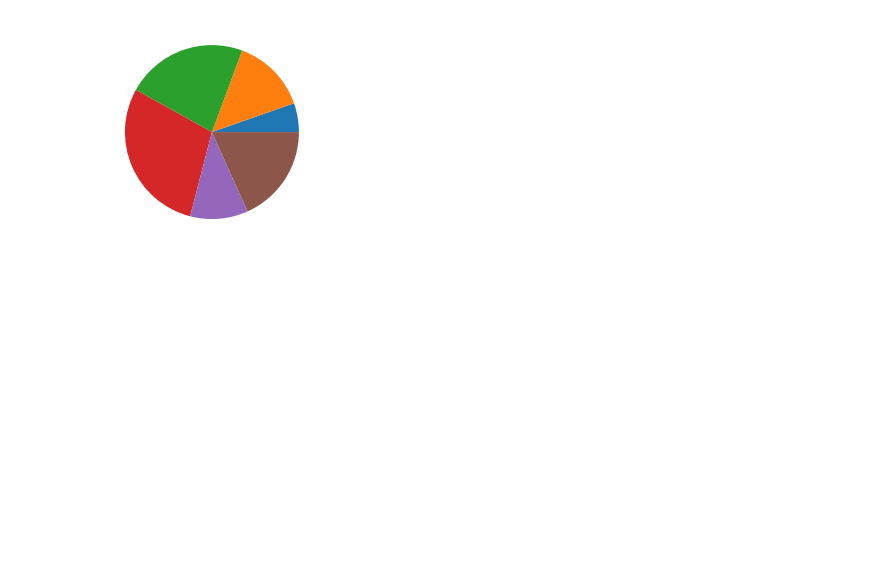
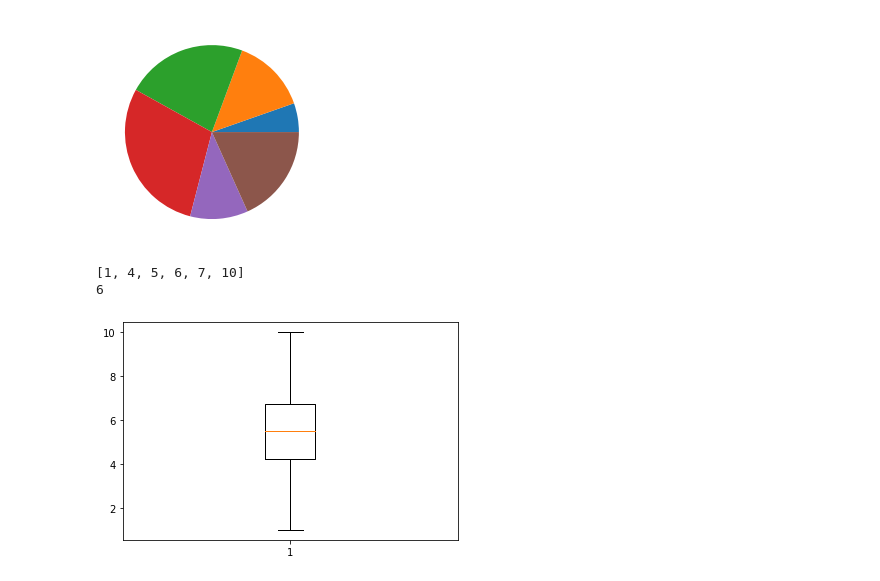
Before and after one commit to helioproduct/DLS, a Jupyter notebook: 03_Matplotlib/matplotlib.ipynb, the cells around one changed output. Saved outputs shown, nothing was run; the diff lists cells and outputs as text; code cells hidden in the pictures; blank space fills up the shorter version.

```diff
--- a/03_Matplotlib/matplotlib.ipynb
+++ b/03_Matplotlib/matplotlib.ipynb
@@ -51,4 +52,14 @@ plt.show()
 # %% [output]
 93
 [figure]
+# %%
+data = [1, 5, 7, 4, 6, 10]
+plt.boxplot(data)
+# print(sorted(data))
+# print(sorted(data)[int(len(data) / 2)])
+plt.show()
+# %% [output]
+[1, 4, 5, 6, 7, 10]
+6
+[figure, added]
 # %%
```
Also changed, not shown: parts of 10 cells of this notebook.
